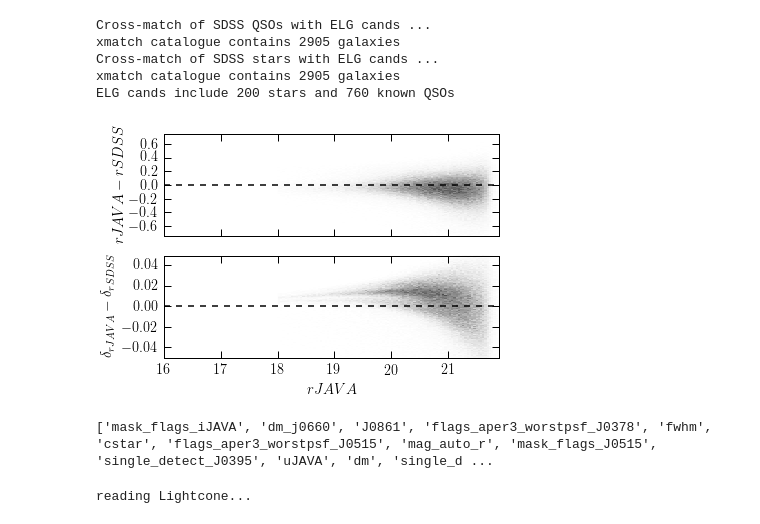
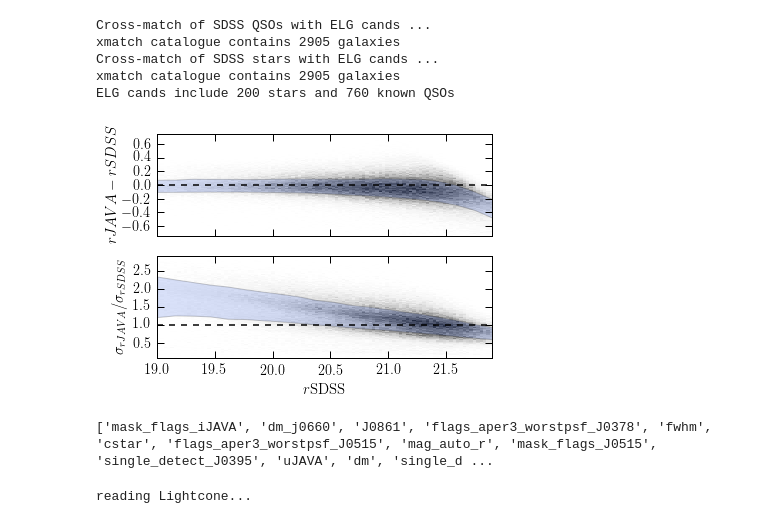
Before and after one commit to aaorsi/ELG_analysis, a Jupyter notebook: learn_ELGz.ipynb, the cells around one changed output. Saved outputs shown, nothing was run; the diff lists cells and outputs as text; code cells hidden in the pictures.

```diff
--- a/learn_ELGz.ipynb
+++ b/learn_ELGz.ipynb
@@ -103,0 +268,5 @@ Number of objects:2397580
+# %%
+snrfile = 'snr.data'
+snrdata = {'marr': marr, 'frac_sn':frac_sn,'alltiles':alltiles}
+with open(snrfile,'wb') as outfile:
+        pickle.dump(snrdata,outfile,protocol=pickle.HIGHEST_PROTOCOL)
@@ -452,45 +621,79 @@ ELG cands include 200 stars and 760 known QSOs
 # %%
 %matplotlib inline
 
 if suff == 'SDSS': # check cross-match by comparing rJAVA to rSDSS
     import matplotlib.pyplot as plt
     from matplotlib.colors import LogNorm
     plt.rc('font', family='STIXGeneral')
 
     gs = gsc.GridSpec(2,1)
     gs.update(hspace=0.2)
 
+    xr = [19,21.9]
+
     ax = plt.subplot(gs[0])
+    nm = 20
+    marr   = np.linspace(xr[0],xr[1],nm)
+    mb = marr[1] - marr[0]
+    ddm    = np.zeros([nm,3])
+    dem    = np.zeros([nm,3])
+    deltam = elg_cand['rJAVA'][:,0] - elg_cand['rSDSS'][:,0]
+    ratio  = elg_cand['rJAVA'][:,1]/elg_cand['rSDSS'][:,1]
+    mg = elg_cand['rSDSS'][:,0]
+    counts, ybins, xbins, image = ax.hist2d(mg,deltam,
+                                    bins=100, cmap=plt.cm.Greys, normed=LogNorm(), cmin=0.01, label='SDSS contaminants',
+                                    alpha=0.9,range=(xr,[-.75,.749]))
 
-    counts, ybins, xbins, image = ax.hist2d(elg_cand['rJAVA'][:,0],elg_cand['rJAVA'][:,0] - elg_cand['rSDSS'][:,0],
-                                    bins=100, cmap=plt.cm.Greys, normed=LogNorm(), cmin=0.01, label='SDSS contaminants',
-                                    alpha=0.7,range=([18,21.9],[-.75,.749]))
+    for i in range(nm):
+        sel = (mg > marr[i]-mb/2.) & (mg <= marr[i]+mb/2.)
+        dd_i  = deltam[sel]
+        err_i = ratio[sel]
 
-    ax.plot([16,21.9],[0,0],'--k,')
+        if len(dd_i) > 0:
+            ddm[i,0] = np.percentile(dd_i,50)
+            ddm[i,1] = np.percentile(dd_i,20)
+            ddm[i,2] = np.percentile(dd_i,80)
+        if len(err_i) > 0:
+            dem[i,0] = np.percentile(err_i,50)
+            dem[i,1] = np.percentile(err_i,20)
+            dem[i,2] = np.percentile(err_i,80)
+
+
+
+
+
+    ax.plot(xr,[0,0],'--k,')
+
+    ax.fill_between(marr, ddm[:,1],ddm[:,2],facecolor='RoyalBlue',alpha=0.2)
+    #ax.plot(marr,ddm[:,0],'.-',color='RoyalBlue',linewidth=3)
     ax.set_ylim([-.75,.749])
-    ax.set_xlim([16,21.9])
+    ax.set_xlim(xr)
 
     ax.set_ylabel(r'$rJAVA - rSDSS$',fontsize=15)
     ax.set_xticklabels([])
 
-
     ax = plt.subplot(gs[1])
 
-    counts, ybins, xbins, image = ax.hist2d(elg_cand['rJAVA'][:,0],elg_cand['rJAVA'][:,1] - elg_cand['rSDSS'][:,1],
+    yl = [.1,2.9]
+
+    counts, ybins, xbins, image = ax.hist2d(mg,ratio,
                                     bins=100, cmap=plt.cm.Greys, normed=LogNorm(), cmin=0.01, label='SDSS contaminants',
-                                    alpha=0.7,range=([18,21.9],[-.05,.049]))
+                                    alpha=0.9,range=(xr,yl))
 
-    ax.plot([16,21.9],[0,0],'--k,')
-    ax.set_ylim([-.05,.049])
-    ax.set_xlim([16,21.9])
-    ax.set_ylabel(r'$\delta_{rJAVA} - \delta_{rSDSS}$',fontsize=15)
-    ax.set_xlabel(r'$rJAVA$',fontsize=15)
+    ax.plot(xr,[1,1],'--k,')
+    ax.set_ylim(yl)
+    ax.set_xlim(xr)
+    ax.fill_between(marr, dem[:,1],dem[:,2],facecolor='RoyalBlue',alpha=0.2)
+   # ax.plot(marr,dem[:,0],'.-',color='RoyalBlue',linewidth=3)
+
+    ax.set_ylabel(r'$\sigma_{rJAVA}/\sigma_{rSDSS}$',fontsize=15)
+    ax.set_xlabel(r'$r{\rm SDSS}$',fontsize=15)
 
     plt.show()
 
     print elg_cand.keys()
 # %% [output]
-[figure, old version]
+[figure, new version]
 ['mask_flags_iJAVA', 'dm_j0660', 'J0861', 'flags_aper3_worstpsf_J0378', 'fwhm', 'cstar', 'flags_aper3_worstpsf_J0515', 'mag_auto_r', 'mask_flags_J0515', 'single_detect_J0395', 'uJAVA', 'dm', 'single_d ...
 # %%
 # Loading Lightcone galaxies
```
Also changed, not shown: parts of 19 cells of this notebook, 1 other file.
